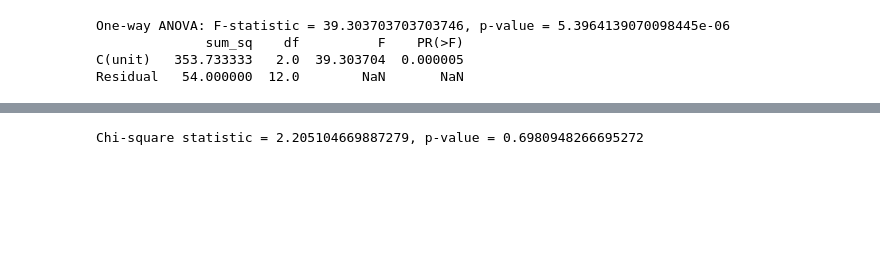
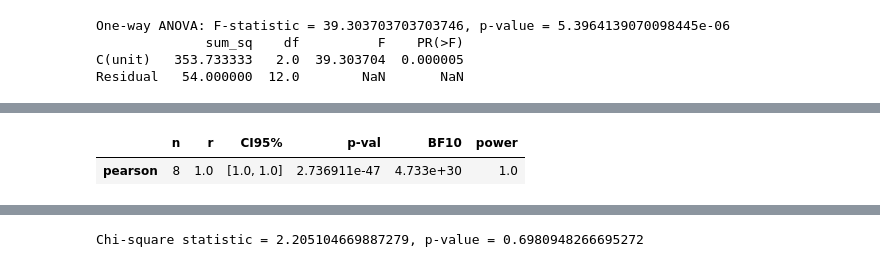
Before and after one commit to cyterat/notebooks, a Jupyter notebook: statistics/hypothesis-tests.ipynb, the cells around one changed output, grey strips where cells are left out. Cells and saved outputs as stored; diff of their text form; code cells hidden in the pictures; blank space fills up the shorter version.

```diff
--- a/statistics/hypothesis-tests.ipynb
+++ b/statistics/hypothesis-tests.ipynb
@@ -82,0 +308,16 @@ Residual   54.000000  12.0        NaN       NaN
+# %%
+import numpy as np
+from scipy import stats
+import statsmodels.api as sm
+
+# Simulated data for three groups and two dependent variables
+group1 = np.array([[1, 2], [3, 4], [5, 6], [7, 8]])
+group2 = np.array([[2, 3], [4, 5], [6, 7], [8, 9]])
+group3 = np.array([[3, 4], [5, 6], [7, 8], [9, 10]])
+
+# F, p = stats.manova(np.array([group1, group2, group3]))
+# print(f"MANOVA F-statistic: {F}")
+# print(f"p-value: {p}")
+# %% [output]
+|  | n | r | CI95% | p-val | BF10 | power |
+| pearson | 8 | 1.0 | [1.0, 1.0] | 2.736911e-47 | 4.733e+30 | 1.0 |
```
Also changed, not shown: parts of 48 cells of this notebook.
